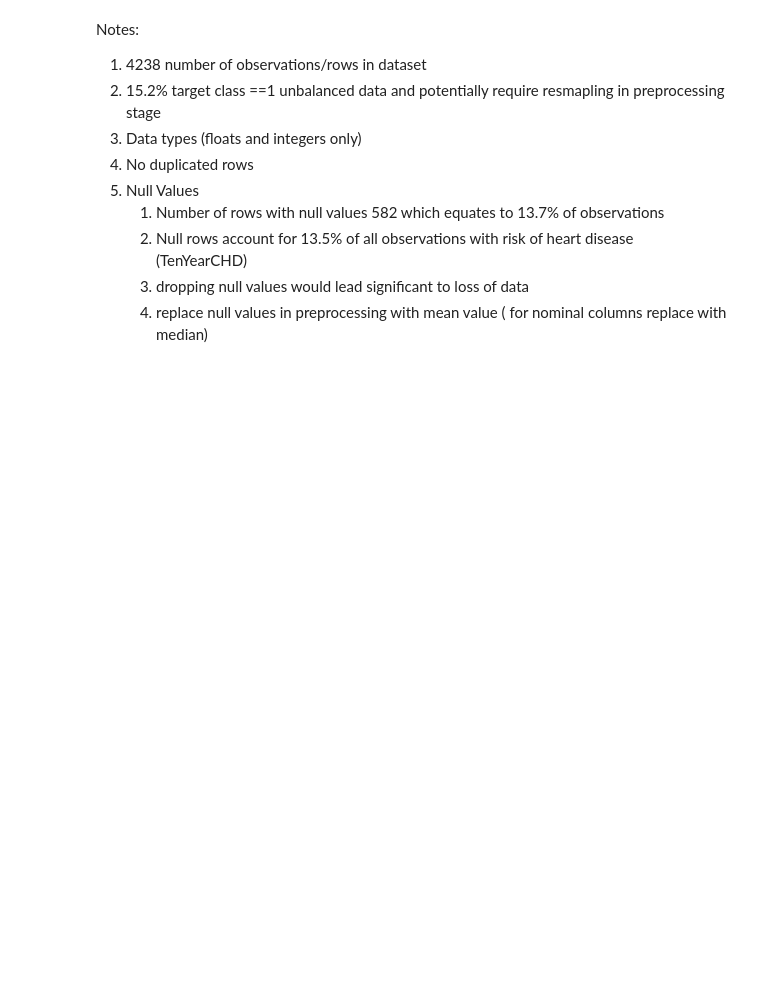
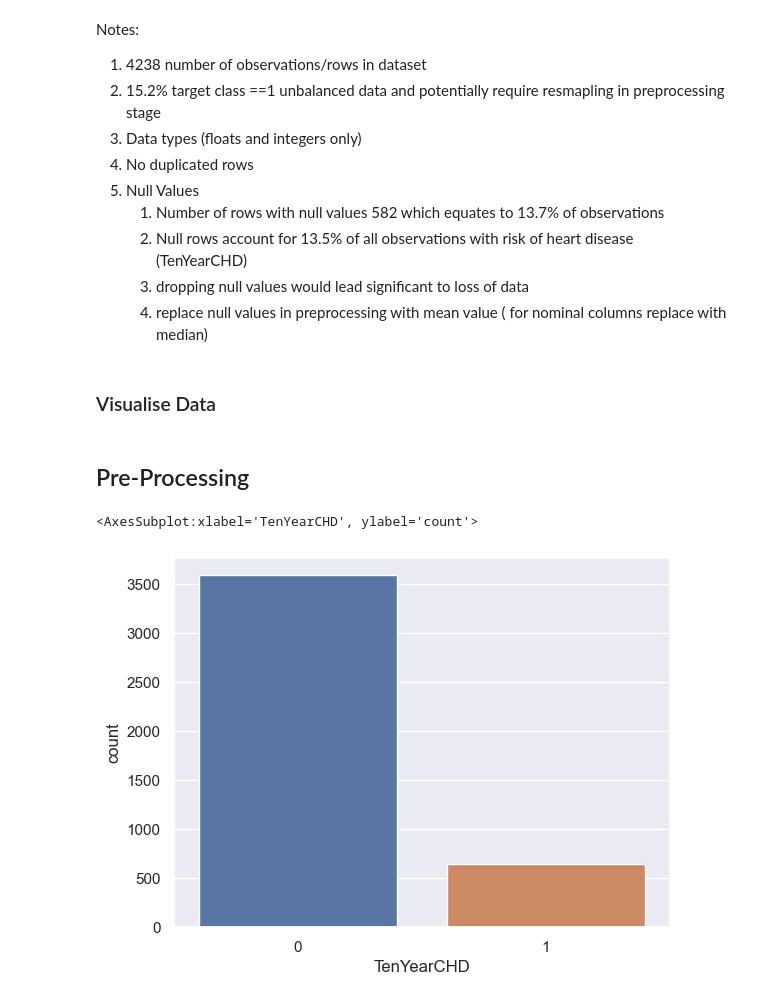
Before and after one commit to shahedkarolia/UCDPA_SKarolia, a Jupyter notebook: UCD_PA_ ML_Assignment_Notebook.ipynb, the cells around one changed output. Cells and saved outputs as stored; diff of their text form; code cells hidden in the pictures; blank space fills up the shorter version.

Commit message:
count plot of class and gender

```diff
--- a/UCD_PA_ ML_Assignment_Notebook.ipynb
+++ b/UCD_PA_ ML_Assignment_Notebook.ipynb
@@ -282,3 +282,12 @@ Notes:
    2. Null rows account for 13.5% of all observations with risk of heart disease (TenYearCHD)
    3. dropping null values would lead  significant to loss of data
    4. replace null values in preprocessing with mean value ( for nominal columns replace with median)
+# %% [markdown]
+### Visualise Data
+# %% [markdown]
+## Pre-Processing
+# %%
+sns.countplot(x='TenYearCHD',data=df)
+# %% [output]
+<AxesSubplot:xlabel='TenYearCHD', ylabel='count'>
+[figure, added]
```
Also changed, not shown: parts of 2 cells of this notebook.
